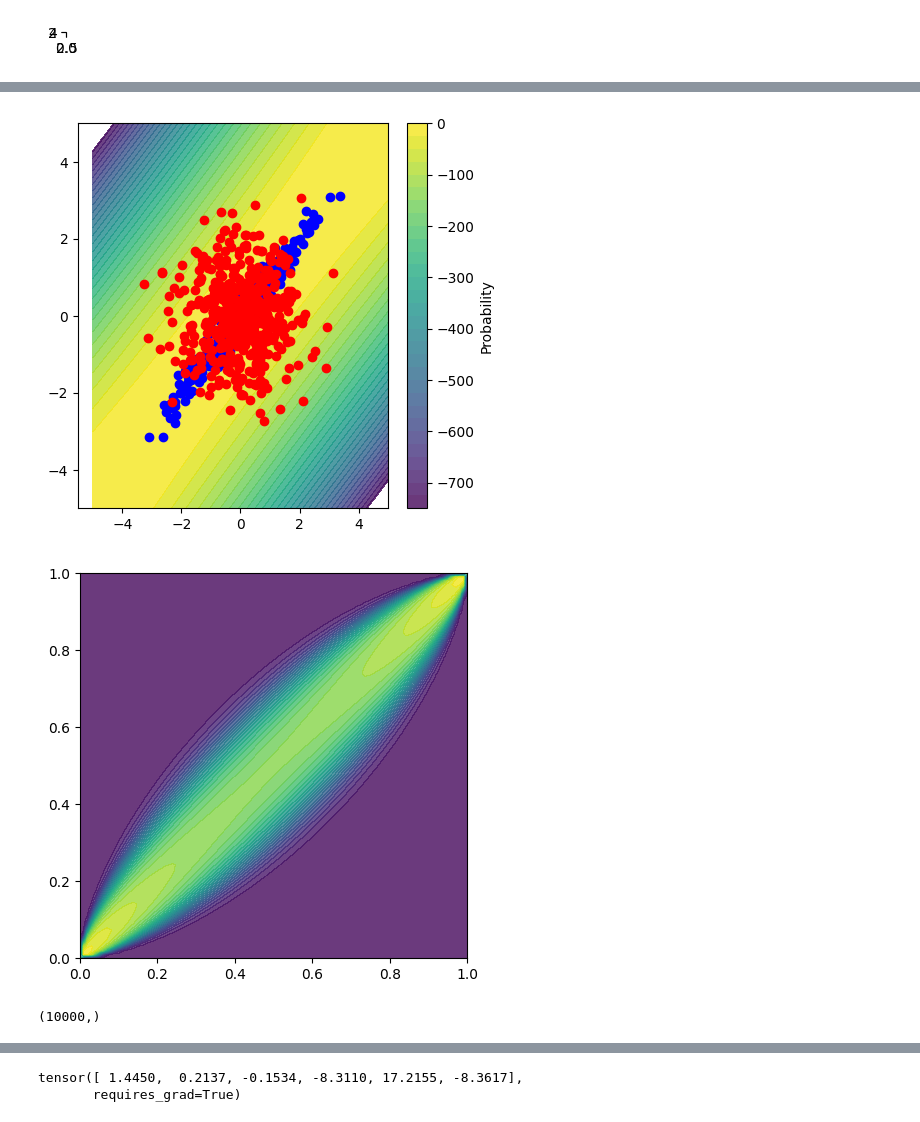
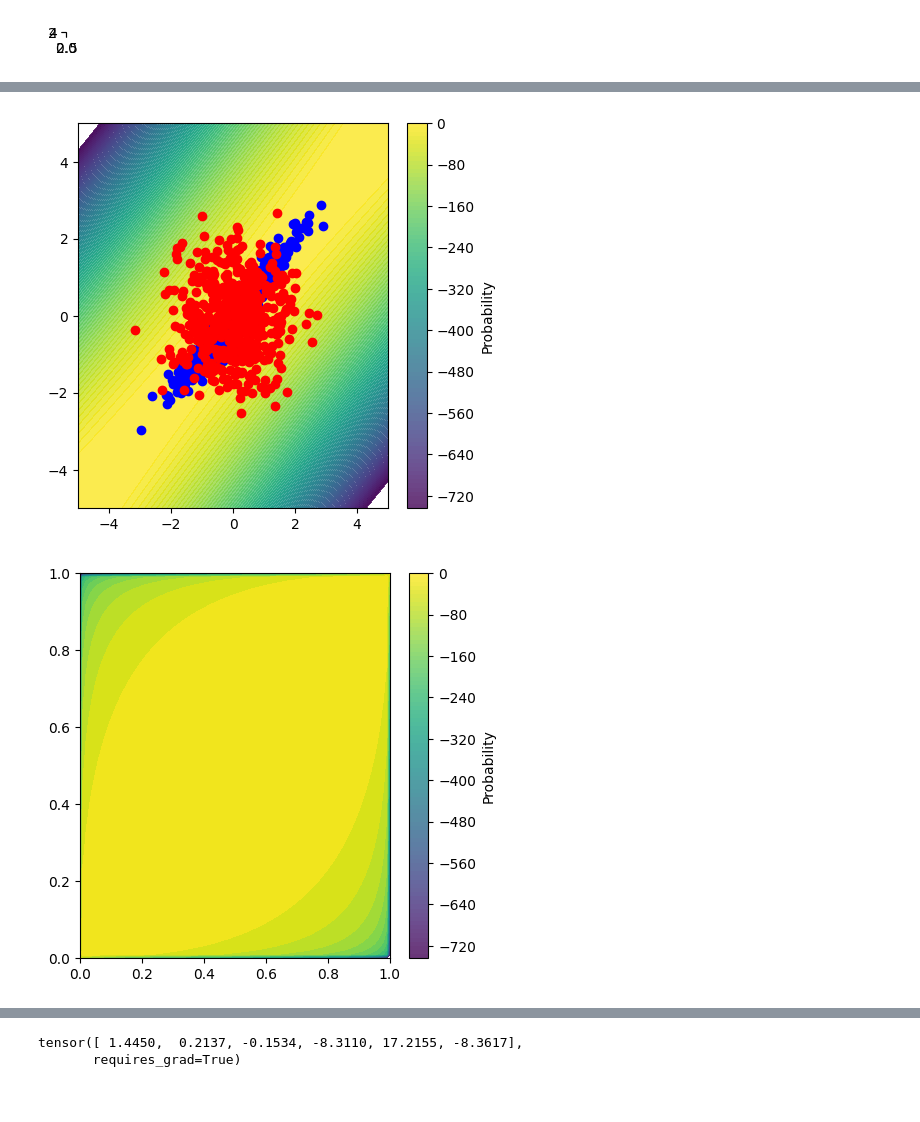
Before and after one commit to Huk-David/Ratio-Copula, a Jupyter notebook: Copula by Ratio Estimation/first_test.ipynb, the cells around one changed output, grey strips where cells are left out. Drawn from its saved outputs; the diff is of its cells as text; code cells hidden in the pictures.

```diff
--- a/Copula by Ratio Estimation/first_test.ipynb
+++ b/Copula by Ratio Estimation/first_test.ipynb
@@ -121,40 +121,37 @@ xx, yy = np.meshgrid(xline,yline )
 #plot
 Z = qda.predict_log_proba(np.c_[xx.ravel(), yy.ravel()])[:,0]
 Z = Z.reshape(xx.shape)
 fig, ax = plt.subplots(1, 1, figsize=(5, 5))
 
-contour = ax.contourf(xx, yy, Z, alpha=0.8, levels=30)
+contour = ax.contourf(xx, yy, Z, alpha=0.8, levels=100)
 fig.colorbar(contour, ax=ax, label='Probability')
 ax.scatter(X_test[y_test == 0, 0], X_test[y_test == 0, 1], color='blue', label='data_p')
 ax.scatter(X_test[y_test == 1, 0], X_test[y_test == 1, 1], color='red', label='data_q')
-ax.set_xlim([-5.5, 5])
+ax.set_xlim([-5, 5])
 ax.set_ylim([-5, 5])
 #add a colorbar
 
 #now plot on 0-1 copula spoace through norm.cdf
 #start with 0-1 data mehsgrid then mad it through inv cdf
 xline = torch.linspace(0.0000001, 0.9999999, 100)
 yline = torch.linspace(0.0000001, 0.9999999, 100)
 xgrid, ygrid = torch.meshgrid(xline, yline)
 uvinput = torch.cat([inverse_std_normal(xgrid.reshape(-1, 1)), inverse_std_normal(ygrid.reshape(-1, 1))], dim=1)
 
 #now compute qda on this data
 X = uvinput.numpy()
-Z = qda.predict_proba(X)[:,0]
+Z = qda.predict_log_proba(X)[:,0]
 Z = Z.reshape(xgrid.shape)
 
 #plot on 0-1 copula space
 fig, ax = plt.subplots(1, 1, figsize=(5, 5))
 # have more levels to make the plot more clear
 
-ax.contourf(xgrid.numpy(), ygrid.numpy(), Z, alpha=0.8, levels=30)
+ax.contourf(xgrid.numpy(), ygrid.numpy(), (Z), alpha=1, levels=30)
 ax.set_xlim([0, 1])
 ax.set_ylim([0, 1])
+plt.colorbar(contour, ax=ax, label='Probability')
 plt.show()
 # %% [output]
-[figure, old version]
+[figure, new version]
-[figure, old version]
+[figure, new version]
-# %%
-qda.predict_proba(X)[:,0].shape
-# %% [output]
-(10000,)
```
Also changed, not shown: parts of 5 cells of this notebook.
